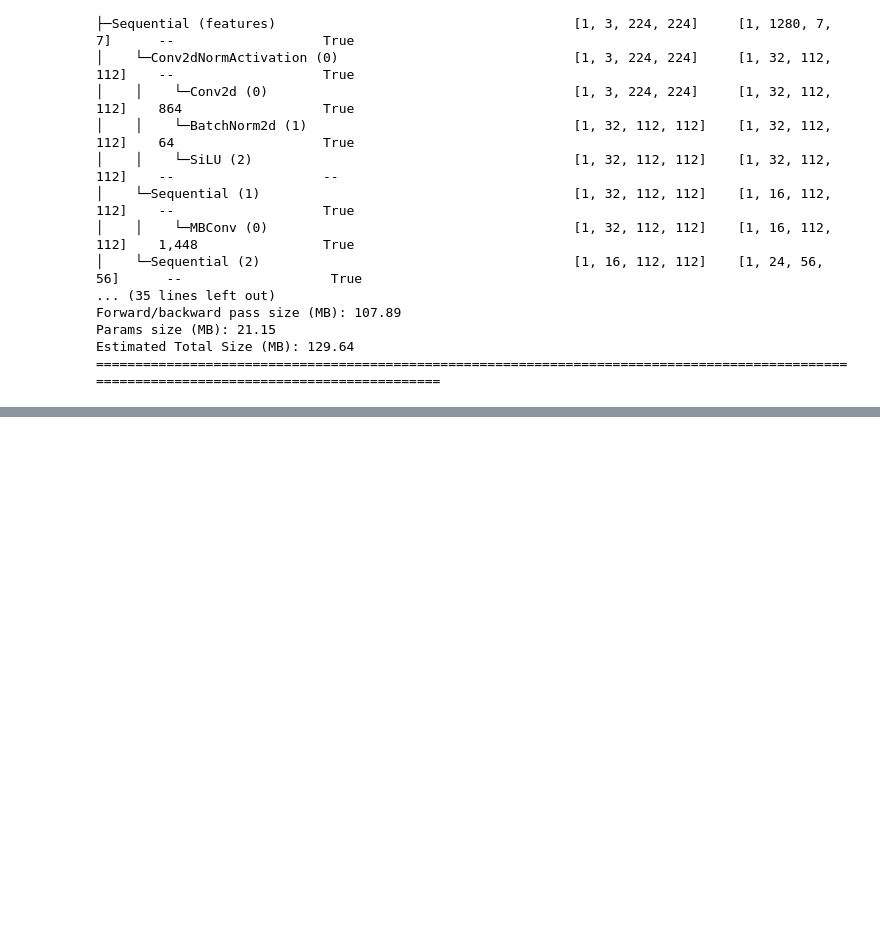
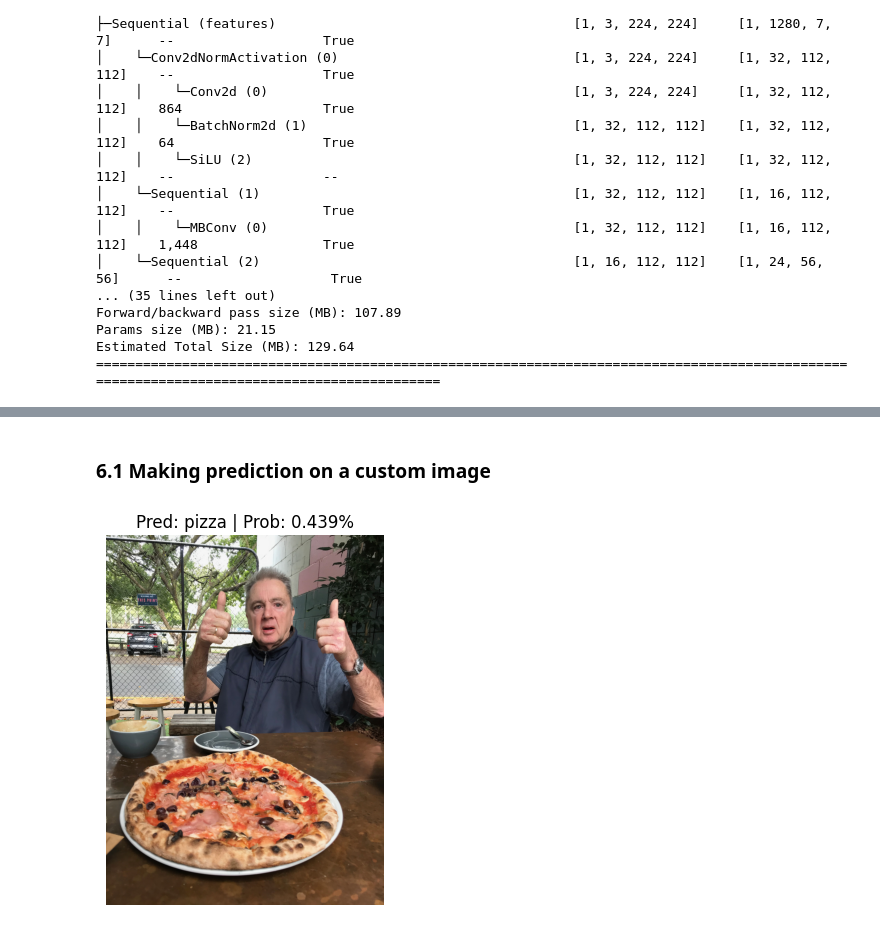
Before and after one commit to mchojna/pytorch-course, a Jupyter notebook: 06_pytorch_transfer_learning/06_pytorch_transfer_learning.ipynb, the cells around one changed output, grey strips where cells are left out. Drawn from its saved outputs; the diff is of its cells as text; code cells hidden in the pictures; blank space fills up the shorter version.

```diff
--- a/06_pytorch_transfer_learning/06_pytorch_transfer_learning.ipynb
+++ b/06_pytorch_transfer_learning/06_pytorch_transfer_learning.ipynb
@@ -278,0 +548,11 @@ Estimated Total Size (MB): 129.64
+# %% [markdown]
+### 6.1 Making prediction on a custom image
+# %%
+pred_and_plot_image(
+    model=model,
+    image_path="pizza-dad.jpeg",
+    class_names=class_names,
+    transform=auto_transforms,
+)
+# %% [output]
+[figure, added]
```
Also changed, not shown: parts of 17 cells of this notebook, 2 other files.
